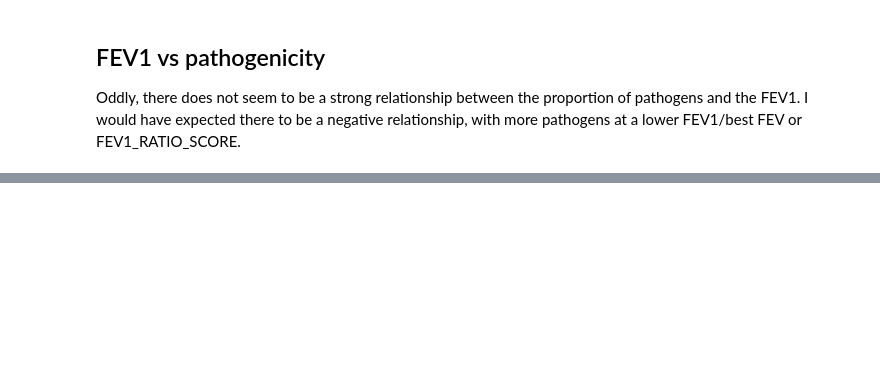
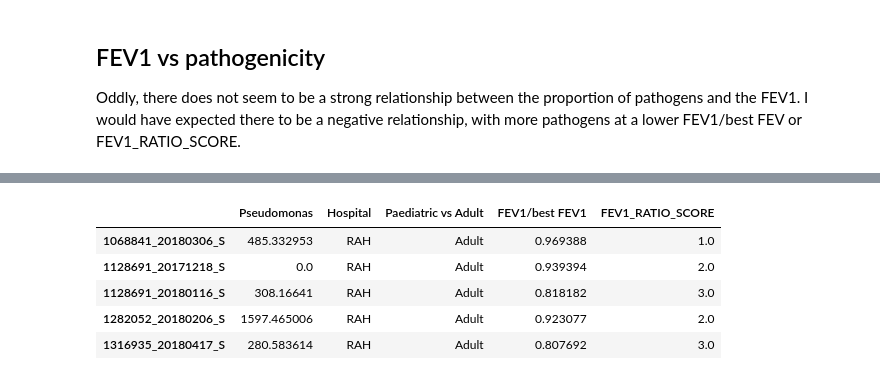
Before and after one commit to linsalrob/CF_2024, a Jupyter notebook: Jupyter/age_and_pathogenicity_minion.ipynb, the cells around one changed output, grey strips where cells are left out. Saved outputs shown, nothing was run; the diff lists cells and outputs as text; code cells hidden in the pictures; blank space fills up the shorter version.

```diff
--- a/Jupyter/age_and_pathogenicity_minion.ipynb
+++ b/Jupyter/age_and_pathogenicity_minion.ipynb
@@ -290,5 +218,14 @@ plt.show()
 # %%
-pdf = pd.DataFrame(df.loc['Pseudomonas', :].drop('pathogen')).join(metadata[['Hospital', 'Paediatric vs Adult', 'FEV1/best FEV1', 'FEV1_RATIO_SCORE']])
-pdf
+pseudomonas = pathogens.get_pseudomonas_taxa(taxa)
+
+pdf = pd.DataFrame(df.loc[pseudomonas, :].drop('pathogen')).join(metadata[['Hospital', 'Paediatric vs Adult', 'FEV1/best FEV1', 'FEV1_RATIO_SCORE']])
+pdf.head()
+# %% [output]
+|  | Pseudomonas | Hospital | Paediatric vs Adult | FEV1/best FEV1 | FEV1_RATIO_SCORE |
+| 1068841_20180306_S | 485.332953 | RAH | Adult | 0.969388 | 1.0 |
+| 1128691_20171218_S | 0.0 | RAH | Adult | 0.939394 | 2.0 |
+| 1128691_20180116_S | 308.16641 | RAH | Adult | 0.818182 | 3.0 |
+| 1282052_20180206_S | 1597.465006 | RAH | Adult | 0.923077 | 2.0 |
+| 1316935_20180417_S | 280.583614 | RAH | Adult | 0.807692 | 3.0 |
 # %%
 df.sum(axis=0)
```
Also changed, not shown: parts of 20 cells of this notebook.
